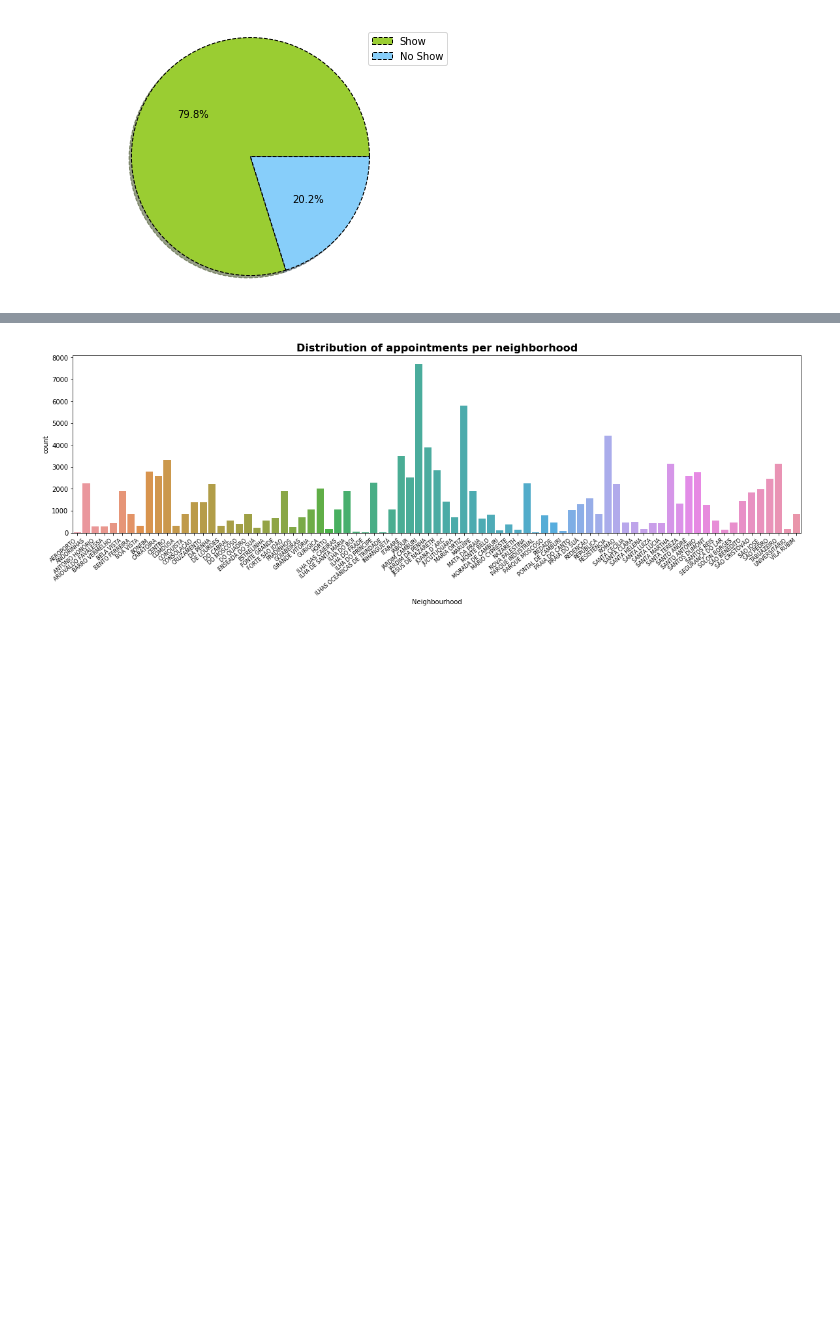
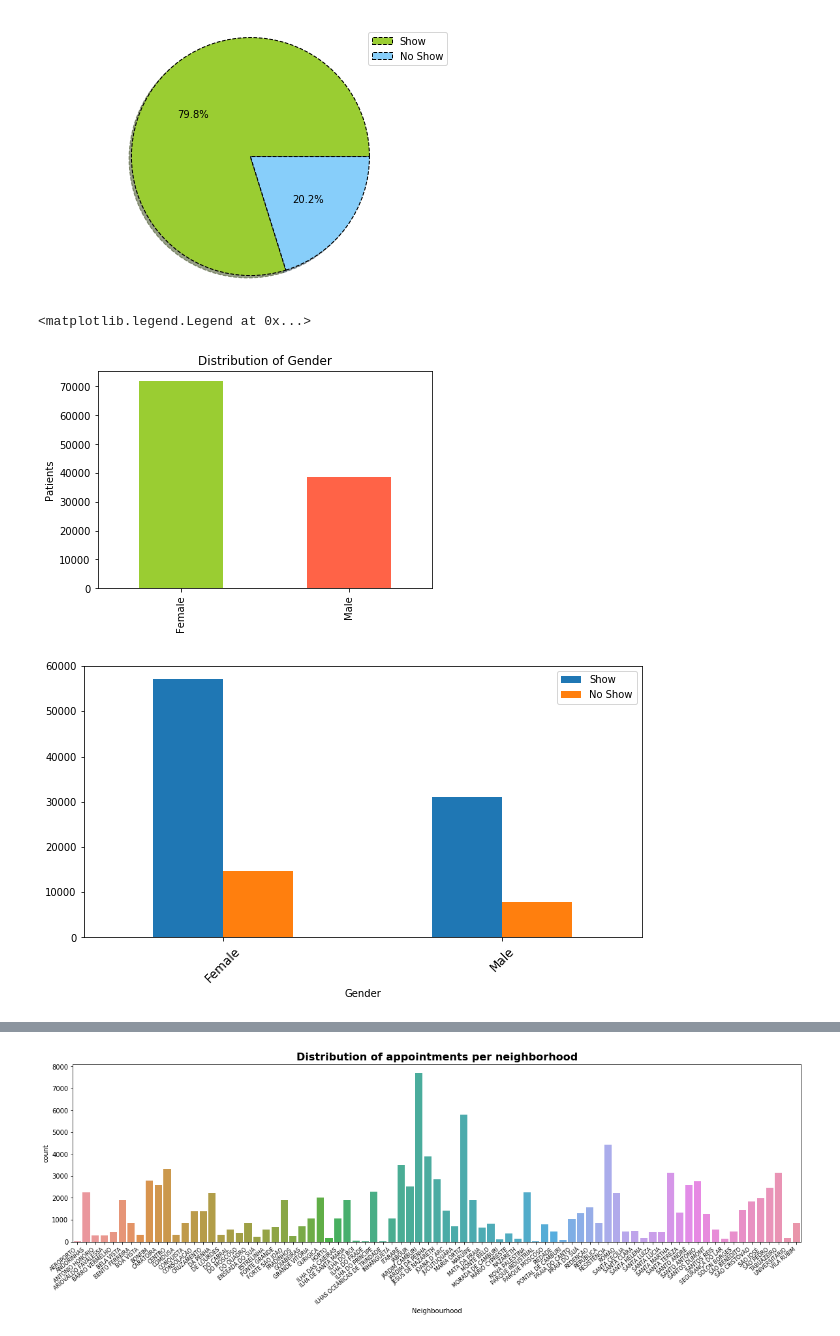
Before and after one commit to Lashuk1729/Medical-Appointment-No-Shows, a Jupyter notebook: Investigate_a_Dataset.ipynb, the cells around one changed output, grey strips where cells are left out. Drawn from its saved outputs; the diff is of its cells as text; code cells hidden in the pictures; blank space fills up the shorter version.

```diff
--- a/Investigate_a_Dataset.ipynb
+++ b/Investigate_a_Dataset.ipynb
@@ -382,3 +381,18 @@ plt.legend(['Show', 'No Show'],  loc="best")
 plt.show()
 # %% [output]
 [figure]
+# %%
+# Plotting gender distribution
+df_bar = df['Gender'].value_counts().plot.bar(color=['yellowgreen','tomato'])
+df_bar.set_xticklabels(["Female", "Male"])
+df_bar.set_ylabel("Patients")
+df_bar.set_title('Distribution of Gender')
+
+df_count = pd.crosstab(df['Gender'], df['No_show'])
+ax = df_count.plot.bar(figsize=(10,5));
+ax.set_xticklabels(['Female','Male'], rotation = 45, fontsize = 12)
+ax.legend(labels=['Show', 'No Show'])
+# %% [output]
+<matplotlib.legend.Legend at 0x...>
+[figure, added]
+[figure, added]
```
Also changed, not shown: parts of 6 cells of this notebook.
